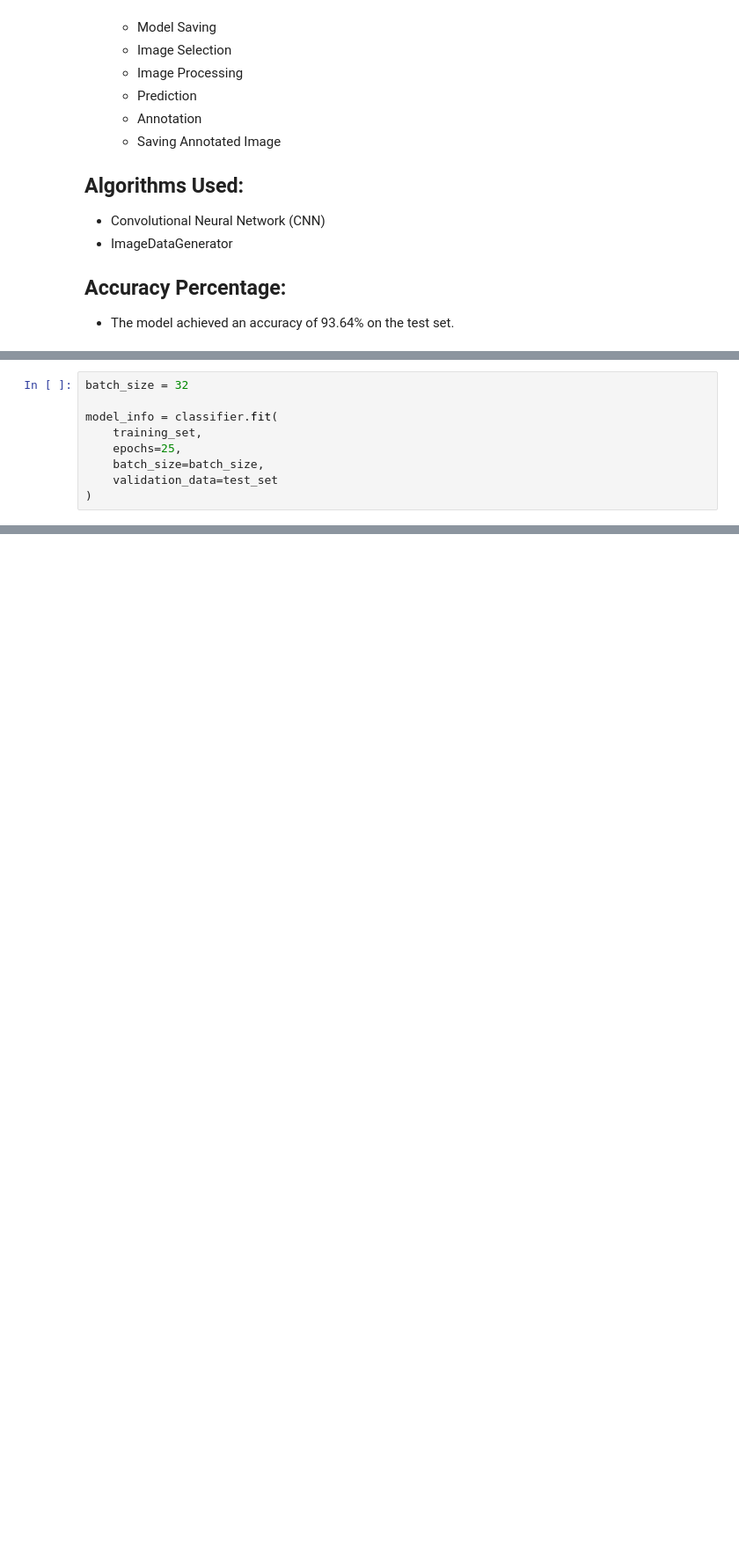
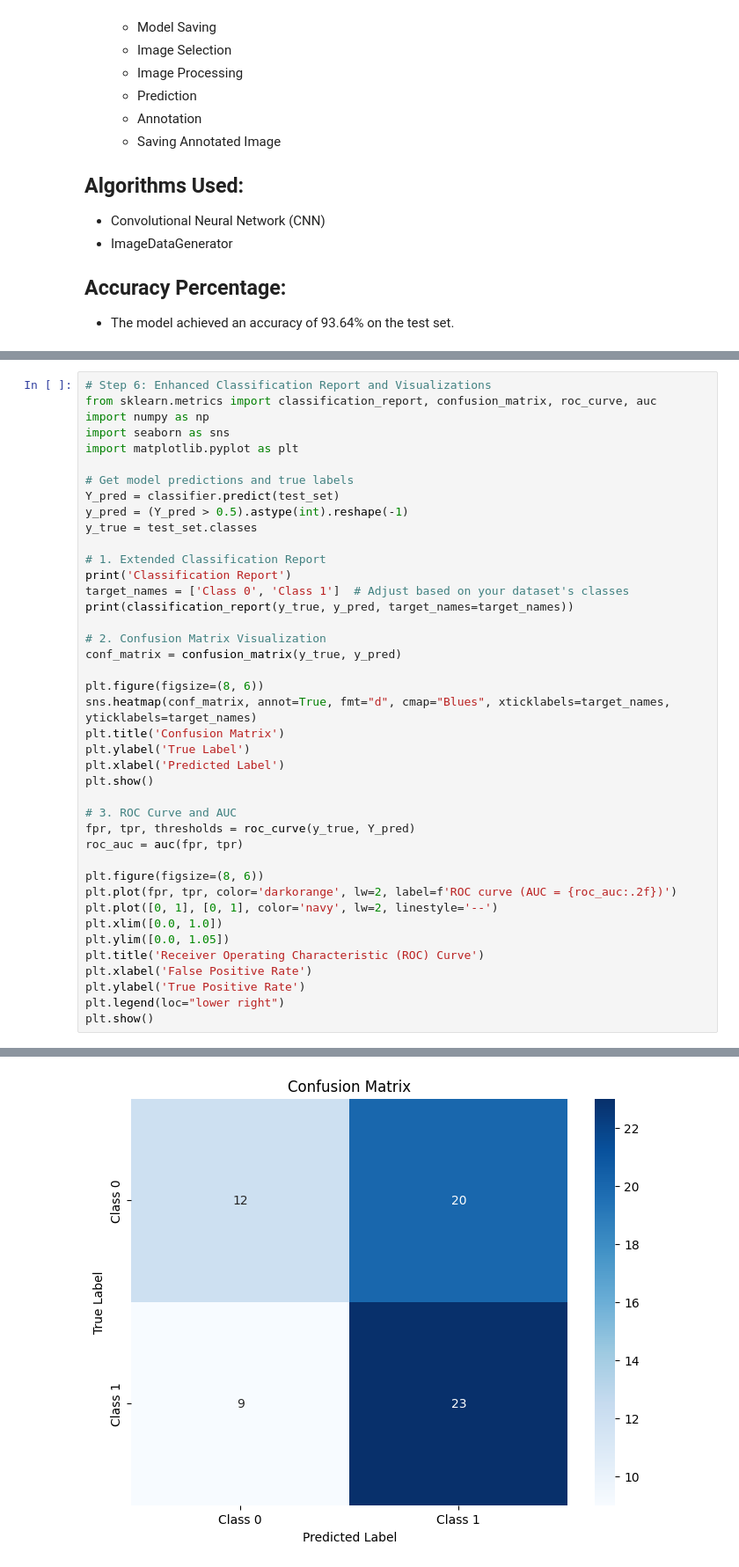
Before and after one commit to subhash1208/GLAUCOMA-DETECTION, a Jupyter notebook: GlaucomaTest.ipynb, the cells around one changed output, grey strips where cells are left out. Shown at 88% size. Drawn from its saved outputs; the diff is of its cells as text; blank space fills up the shorter version.

```diff
--- a/GlaucomaTest.ipynb
+++ b/GlaucomaTest.ipynb
@@ -94,9 +144,0 @@ Test directory: d:\Projects\GLAUCOMA-DETECTION\./dataset/test/
-# %%
-batch_size = 32
-
-model_info = classifier.fit(
-    training_set,
-    epochs=25,
-    batch_size=batch_size,
-    validation_data=test_set
-)
@@ -149,3 +242,45 @@ print("Loss: ", score[0], "Accuracy: {:.2f}%".format(score[1] * 100))
 2/2 ━━━━━━━━━━━━━━━━━━━━ 1s 395ms/step - accuracy: 0.5208 - loss: 0.6989
 Total:  64
 Loss:  0.7015223503112793 Accuracy: 50.00%
+# %%
+# Step 6: Enhanced Classification Report and Visualizations
+from sklearn.metrics import classification_report, confusion_matrix, roc_curve, auc
+import numpy as np
+import seaborn as sns
+import matplotlib.pyplot as plt
+
+# Get model predictions and true labels
+Y_pred = classifier.predict(test_set)
+y_pred = (Y_pred > 0.5).astype(int).reshape(-1)
+y_true = test_set.classes
+
+# 1. Extended Classification Report
+print('Classification Report')
+target_names = ['Class 0', 'Class 1']  # Adjust based on your dataset's classes
+print(classification_report(y_true, y_pred, target_names=target_names))
+
+# 2. Confusion Matrix Visualization
+conf_matrix = confusion_matrix(y_true, y_pred)
+
+plt.figure(figsize=(8, 6))
+sns.heatmap(conf_matrix, annot=True, fmt="d", cmap="Blues", xticklabels=target_names, yticklabels=target_names)
+plt.title('Confusion Matrix')
+plt.ylabel('True Label')
+plt.xlabel('Predicted Label')
+plt.show()
+
+# 3. ROC Curve and AUC
+fpr, tpr, thresholds = roc_curve(y_true, Y_pred)
+roc_auc = auc(fpr, tpr)
+
+plt.figure(figsize=(8, 6))
+plt.plot(fpr, tpr, color='darkorange', lw=2, label=f'ROC curve (AUC = {roc_auc:.2f})')
+plt.plot([0, 1], [0, 1], color='navy', lw=2, linestyle='--')
+plt.xlim([0.0, 1.0])
+plt.ylim([0.0, 1.05])
+plt.title('Receiver Operating Characteristic (ROC) Curve')
+plt.xlabel('False Positive Rate')
+plt.ylabel('True Positive Rate')
+plt.legend(loc="lower right")
+plt.show()
+# %% [output]
@@ -151,0 +297 @@ Loss:  0.7015223503112793 Accuracy: 50.00%
+[figure, added]
```
Also changed, not shown: parts of 13 cells of this notebook, 1 other file.
